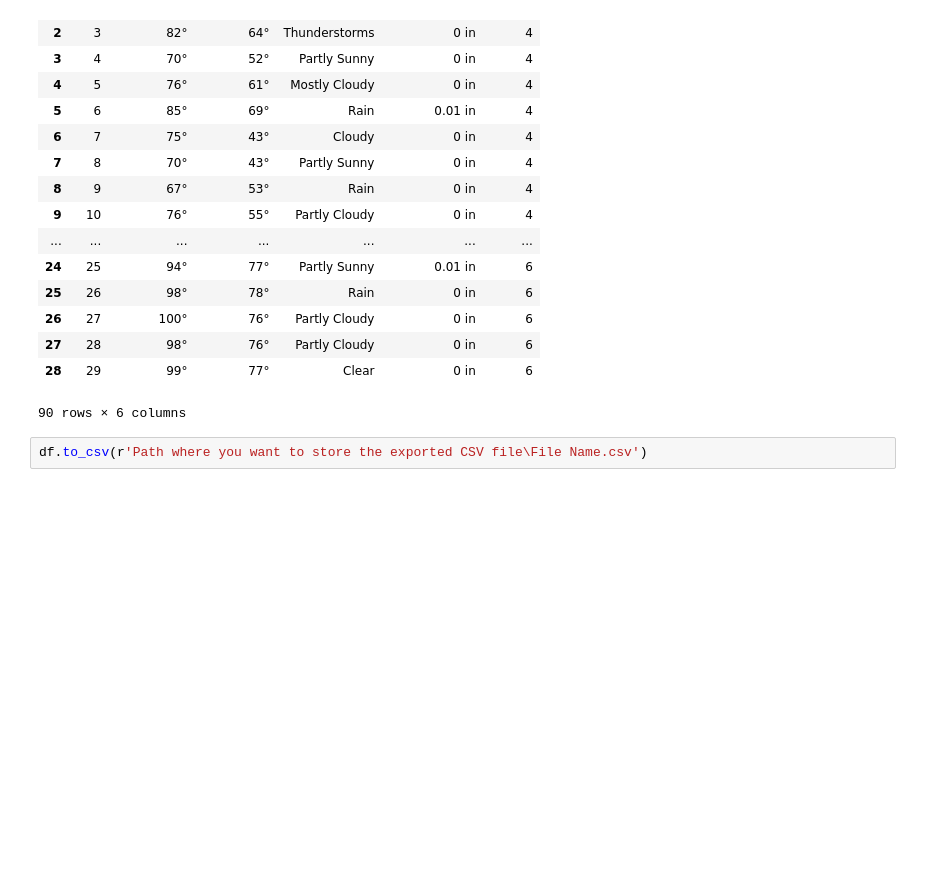
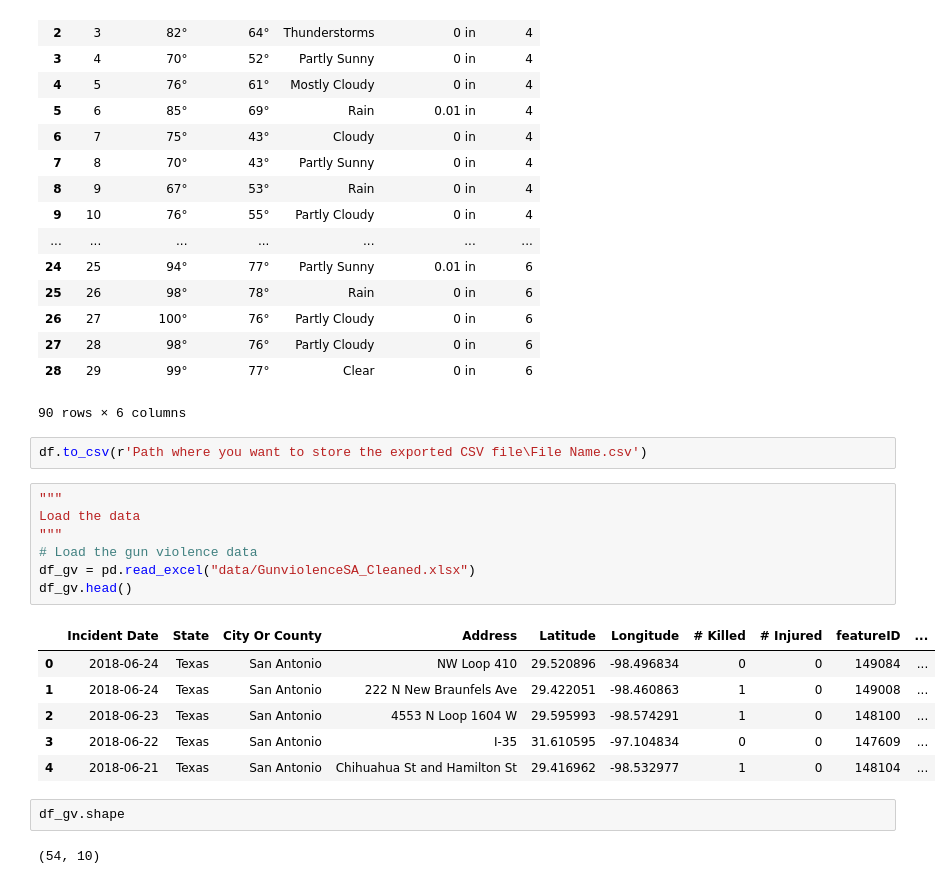
Before and after one commit to georgebendele/etl_project, a Jupyter notebook: project2.ipynb, the cells around one changed output. Drawn from its saved outputs; the diff is of its cells as text; blank space fills up the shorter version.

```diff
--- a/project2.ipynb
+++ b/project2.ipynb
@@ -156,3 +156,21 @@ df
 90 rows × 6 columns
 # %%
 df.to_csv(r'Path where you want to store the exported CSV file\File Name.csv')
+# %%
+"""
+Load the data
+"""
+# Load the gun violence data
+df_gv = pd.read_excel("data/GunviolenceSA_Cleaned.xlsx")
+df_gv.head()
+# %% [output]
+|  | Incident Date | State | City Or County | Address | Latitude | Longitude | # Killed | # Injured | featureID | ... |
+| 0 | 2018-06-24 | Texas | San Antonio | NW Loop 410 | 29.520896 | -98.496834 | 0 | 0 | 149084 | ... |
+| 1 | 2018-06-24 | Texas | San Antonio | 222 N New Braunfels Ave | 29.422051 | -98.460863 | 1 | 0 | 149008 | ... |
+| 2 | 2018-06-23 | Texas | San Antonio | 4553 N Loop 1604 W | 29.595993 | -98.574291 | 1 | 0 | 148100 | ... |
+| 3 | 2018-06-22 | Texas | San Antonio | I-35 | 31.610595 | -97.104834 | 0 | 0 | 147609 | ... |
+| 4 | 2018-06-21 | Texas | San Antonio | Chihuahua St and Hamilton St | 29.416962 | -98.532977 | 1 | 0 | 148104 | ... |
+# %%
+df_gv.shape
+# %% [output]
+(54, 10)
```
Also changed, not shown: parts of 13 cells of this notebook, 4 other files.
